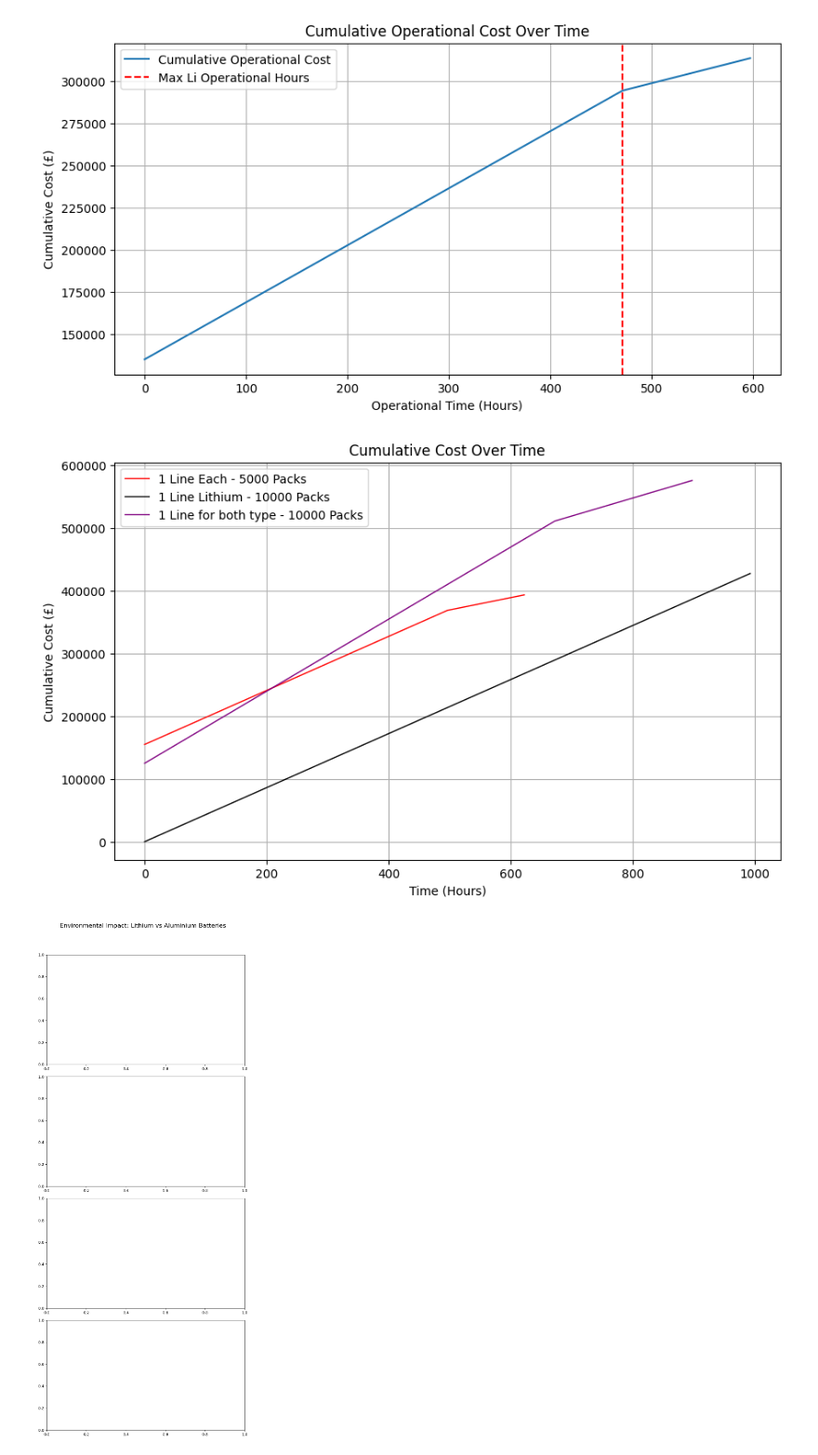
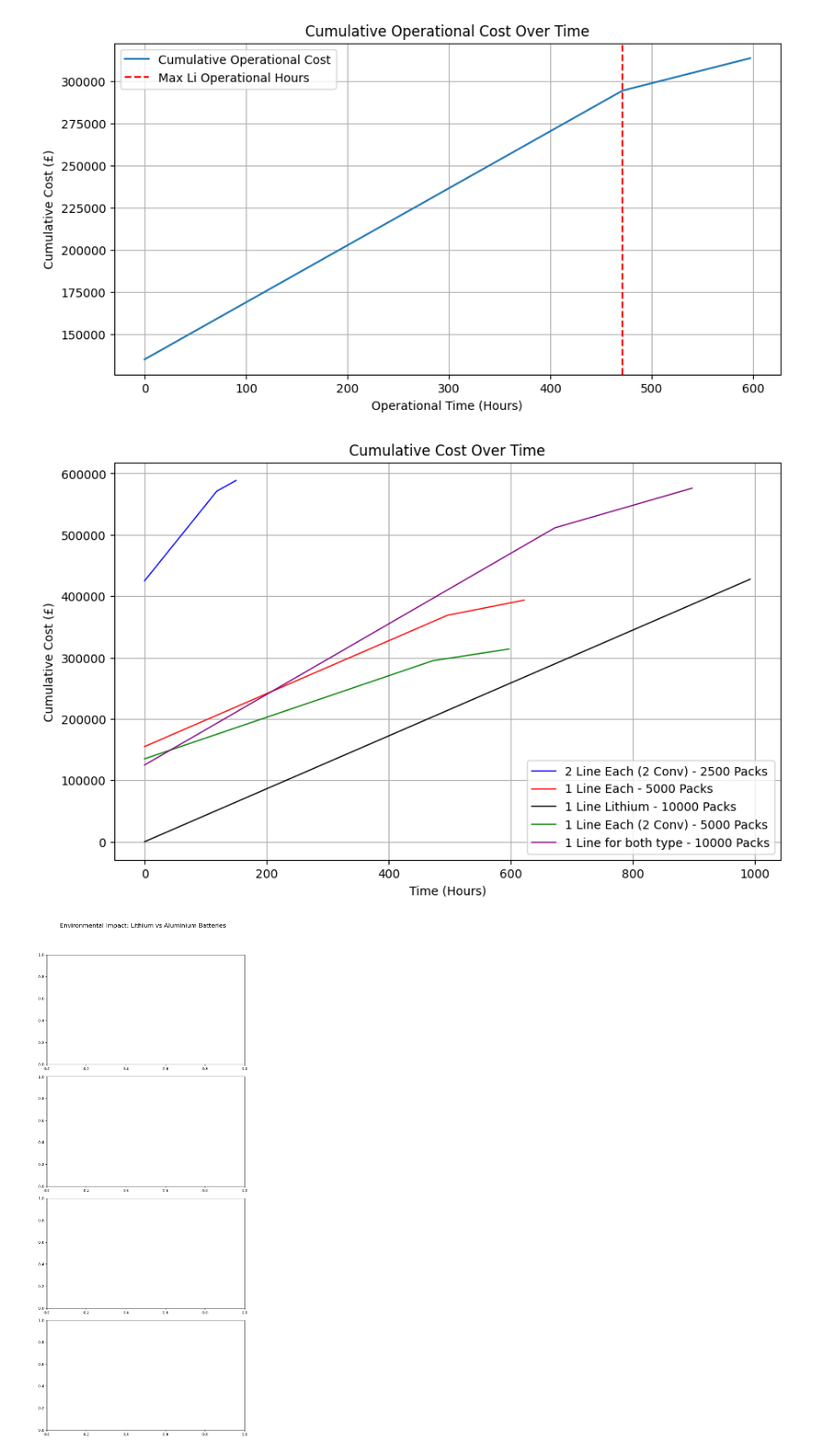
Before and after one commit to Bh00fie/Manufacturing-CW2, a Jupyter notebook: Q2.ipynb, the cells around one changed output. Shown: that part at 93% size. Saved outputs shown, nothing was run; the diff lists cells and outputs as text; code cells hidden in the pictures.

```diff
--- a/Q2.ipynb
+++ b/Q2.ipynb
@@ -282,36 +282,36 @@ import matplotlib.pyplot as plt
 file_path_1 = r"C:\Users\abhin\OneDrive - University of Southampton\1 - University of Southampton\Part 4 - University of Southampton\Manufacturing\2 - CW\Q2\Manufacturing-CW2\EXCEL\Cumulative_Operational_Cost_Over_Time_2500_2_2_2_1.xlsx"
 df1 = pd.read_excel(file_path_1)
 
 # Load the data from the second Excel file
 file_path_2 = r"C:\Users\abhin\OneDrive - University of Southampton\1 - University of Southampton\Part 4 - University of Southampton\Manufacturing\2 - CW\Q2\Manufacturing-CW2\EXCEL\Cumulative_Operational_Cost_Over_Time_5000_1_3_1.xlsx"
 df2 = pd.read_excel(file_path_2)
 
 file_path_3 = r"C:\Users\abhin\OneDrive - University of Southampton\1 - University of Southampton\Part 4 - University of Southampton\Manufacturing\2 - CW\Q2\Manufacturing-CW2\EXCEL\Cumulative_Operational_Cost_Over_Time_10000_1_3_1.xlsx"
 df3 = pd.read_excel(file_path_3)
 
 file_path_4 = r"C:\Users\abhin\OneDrive - University of Southampton\1 - University of Southampton\Part 4 - University of Southampton\Manufacturing\2 - CW\Q2\Manufacturing-CW2\EXCEL\Cumulative_Operational_Cost_Over_Time_5000_1_1_2_1.xlsx"
 df4 = pd.read_excel(file_path_4)
 
 file_path_5 = r"C:\Users\abhin\OneDrive - University of Southampton\1 - University of Southampton\Part 4 - University of Southampton\Manufacturing\2 - CW\Q2\Manufacturing-CW2\EXCEL\Cumulative_Operational_Cost_Over_Time_SINGLE LINE_5000_3_2.xlsx"
 df5 = pd.read_excel(file_path_5)
 
 
 
 # Plotting the graph
 plt.figure(figsize=(10, 6))
-# plt.plot(df1['Time (Hours)'], df1['Cumulative Cost (£)'], label='2 Line Each (2 Conv) - 2500 Packs', color='b', linestyle='-', linewidth=1)
+plt.plot(df1['Time (Hours)'], df1['Cumulative Cost (£)'], label='2 Line Each (2 Conv) - 2500 Packs', color='b', linestyle='-', linewidth=1)
 plt.plot(df2['Time (Hours)'], df2['Cumulative Cost (£)'], label='1 Line Each - 5000 Packs', color='r', linestyle='-', linewidth=1)
 plt.plot(df3['Time (Hours)'], df3['Cumulative Cost (£)'], label='1 Line Lithium - 10000 Packs', color='black', linestyle='-', linewidth=1)
-# plt.plot(df4['Time (Hours)'], df4['Cumulative Cost (£)'], label='1 Line Each (2 Conv) - 5000 Packs', color='green', linestyle='-', linewidth=1)
+plt.plot(df4['Time (Hours)'], df4['Cumulative Cost (£)'], label='1 Line Each (2 Conv) - 5000 Packs', color='green', linestyle='-', linewidth=1)
 plt.plot(df5['Time (Hours)'], df5['Cumulative Cost (£)'], label='1 Line for both type - 10000 Packs', color='purple', linestyle='-', linewidth=1)
 plt.title('Cumulative Cost Over Time')
 plt.xlabel('Time (Hours)')
 plt.ylabel('Cumulative Cost (£)')
 plt.grid(True)
 plt.legend()
 plt.show()
 # %% [output]
-[figure, old version]
+[figure, new version]
 # %%
 # Re-importing numpy which was not defined in the previous cell and replotting the data.
 import numpy as np
```
Also changed, not shown: parts of 5 cells of this notebook, 4 other files.
